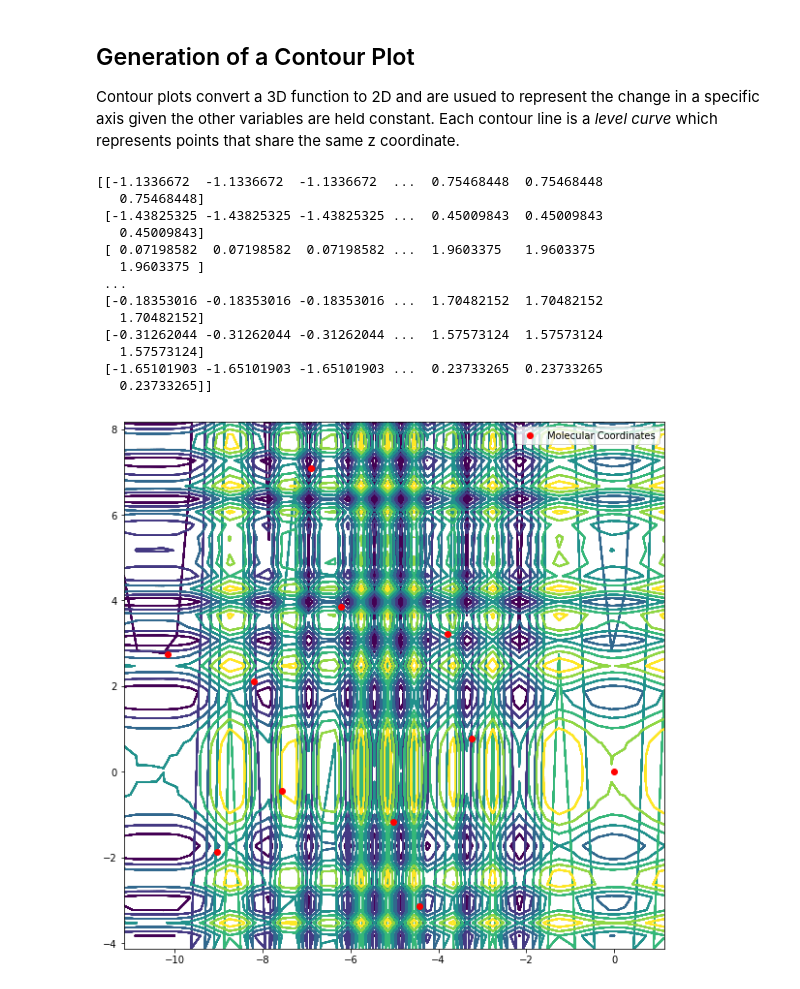
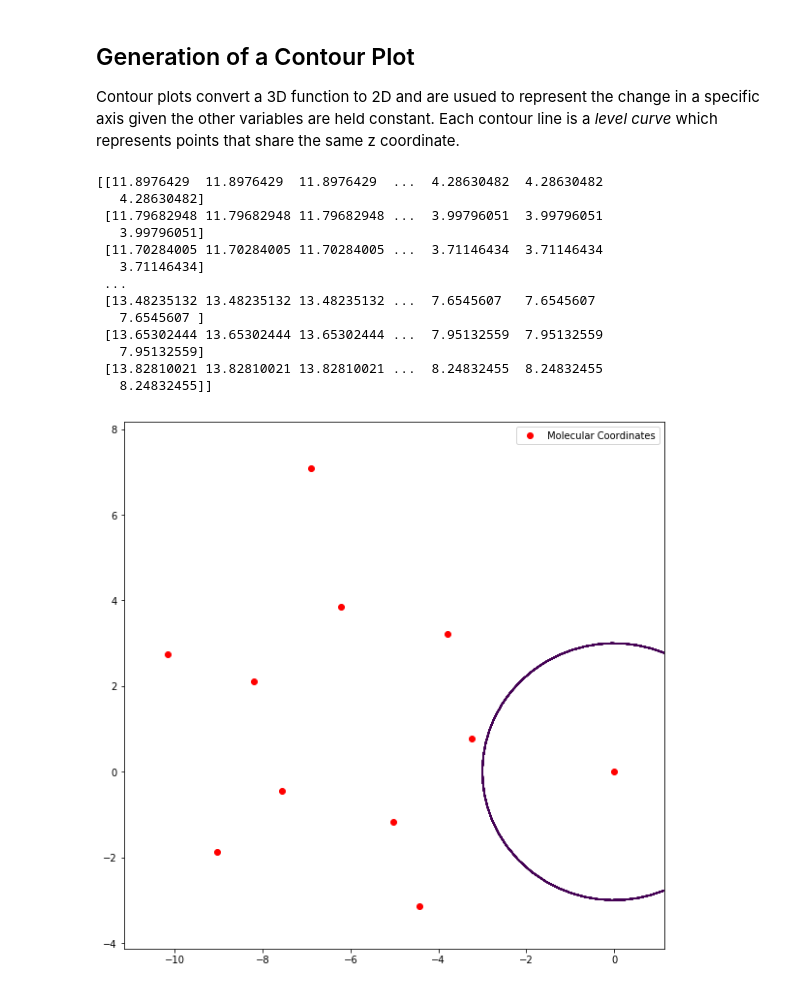
Before and after one commit to theochem/chemtools, a Jupyter notebook: examples/plotting/2D_Plotting_Gradient.ipynb, the cells around one changed output. Drawn from its saved outputs; the diff is of its cells as text; code cells hidden in the pictures.

Commit message:
added contour plot, visualizes, but currently incorrect

```diff
--- a/examples/plotting/2D_Plotting_Gradient.ipynb
+++ b/examples/plotting/2D_Plotting_Gradient.ipynb
@@ -195,35 +195,35 @@ Contour plots convert a 3D function to 2D and are usued to represent the change
 # %%
 
 #plt.contour(grid_2d[:, 0], grid_2d[:, 1], zdir='x')
 
 x= grid_2d[:,0]
 y = grid_2d[:,1]
 
 X, Y = np.meshgrid(x, y)
-Z = np.sin(X**2) + np.cos(Y**2)
+Z = np.sqrt((X**2) + (Y**2))
 
 
 print(Z)
 
 plt.figure(figsize=(10,10))
 plt.plot(rot_coords[:, 0], rot_coords[:, 1], "ro", label="Molecular Coordinates")
 plt.legend()
-plt.contour(x,y,Z, )
+plt.contour(x,y,Z, levels=3)
 #plt.contourf(X,Y,Z, cmap='Reds')
 
 plt.show()
 # %% [output]
-[[-1.1336672  -1.1336672  -1.1336672  ...  0.75468448  0.75468448
-   0.75468448]
- [-1.43825325 -1.43825325 -1.43825325 ...  0.45009843  0.45009843
-   0.45009843]
- [ 0.07198582  0.07198582  0.07198582 ...  1.9603375   1.9603375
-   1.9603375 ]
+[[11.8976429  11.8976429  11.8976429  ...  4.28630482  4.28630482
+   4.28630482]
+ [11.79682948 11.79682948 11.79682948 ...  3.99796051  3.99796051
+   3.99796051]
+ [11.70284005 11.70284005 11.70284005 ...  3.71146434  3.71146434
+   3.71146434]
  ...
- [-0.18353016 -0.18353016 -0.18353016 ...  1.70482152  1.70482152
-   1.70482152]
- [-0.31262044 -0.31262044 -0.31262044 ...  1.57573124  1.57573124
-   1.57573124]
- [-1.65101903 -1.65101903 -1.65101903 ...  0.23733265  0.23733265
-   0.23733265]]
+ [13.48235132 13.48235132 13.48235132 ...  7.6545607   7.6545607
+   7.6545607 ]
+ [13.65302444 13.65302444 13.65302444 ...  7.95132559  7.95132559
+   7.95132559]
+ [13.82810021 13.82810021 13.82810021 ...  8.24832455  8.24832455
+   8.24832455]]
-[figure, old version]
+[figure, new version]
```
